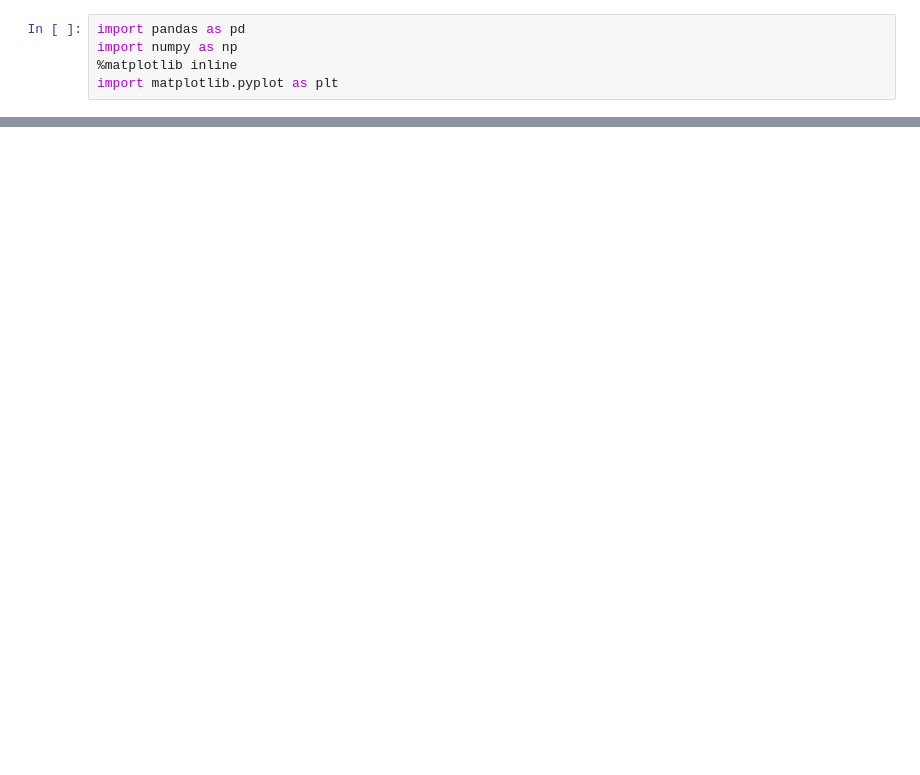
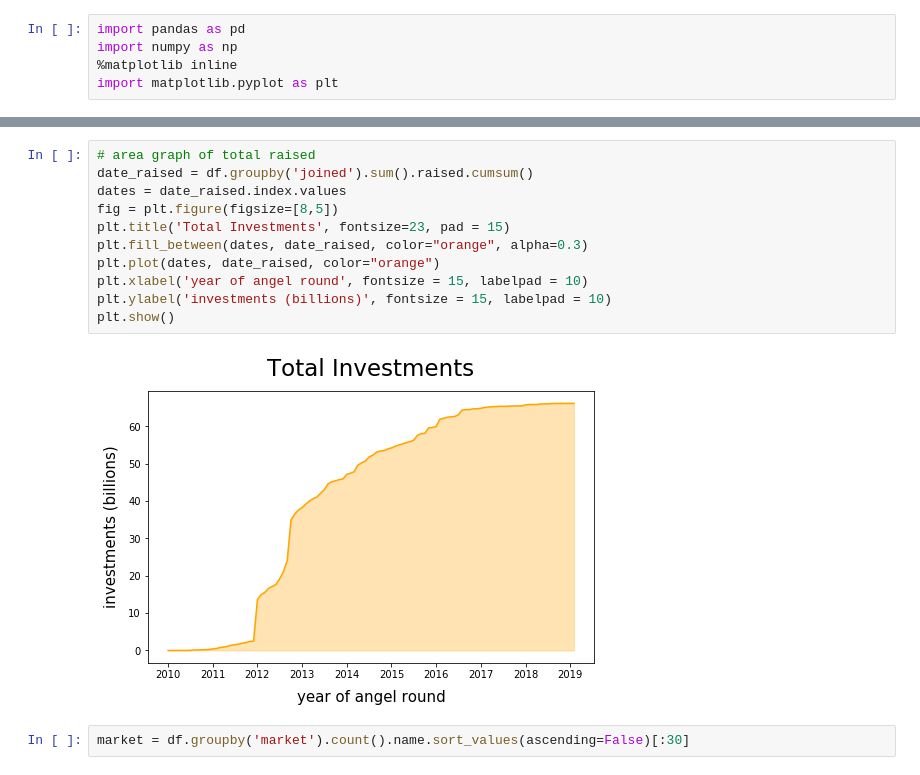
Before and after one commit to kailingding/AI-startups-analysis, a Jupyter notebook: src/analysis.ipynb, the cells around one changed output, grey strips where cells are left out. Drawn from its saved outputs; the diff is of its cells as text; blank space fills up the shorter version.

Commit message:
total investments

```diff
--- a/src/analysis.ipynb
+++ b/src/analysis.ipynb
@@ -70,0 +69,15 @@ plt.show()
+# %%
+# area graph of total raised
+date_raised = df.groupby('joined').sum().raised.cumsum()
+dates = date_raised.index.values
+fig = plt.figure(figsize=[8,5])
+plt.title('Total Investments', fontsize=23, pad = 15)
+plt.fill_between(dates, date_raised, color="orange", alpha=0.3)
+plt.plot(dates, date_raised, color="orange")
+plt.xlabel('year of angel round', fontsize = 15, labelpad = 10)
+plt.ylabel('investments (billions)', fontsize = 15, labelpad = 10)
+plt.show()
+# %% [output]
+[figure, added]
+# %%
+market = df.groupby('market').count().name.sort_values(ascending=False)[:30]
```
Also changed, not shown: parts of 4 cells of this notebook.
